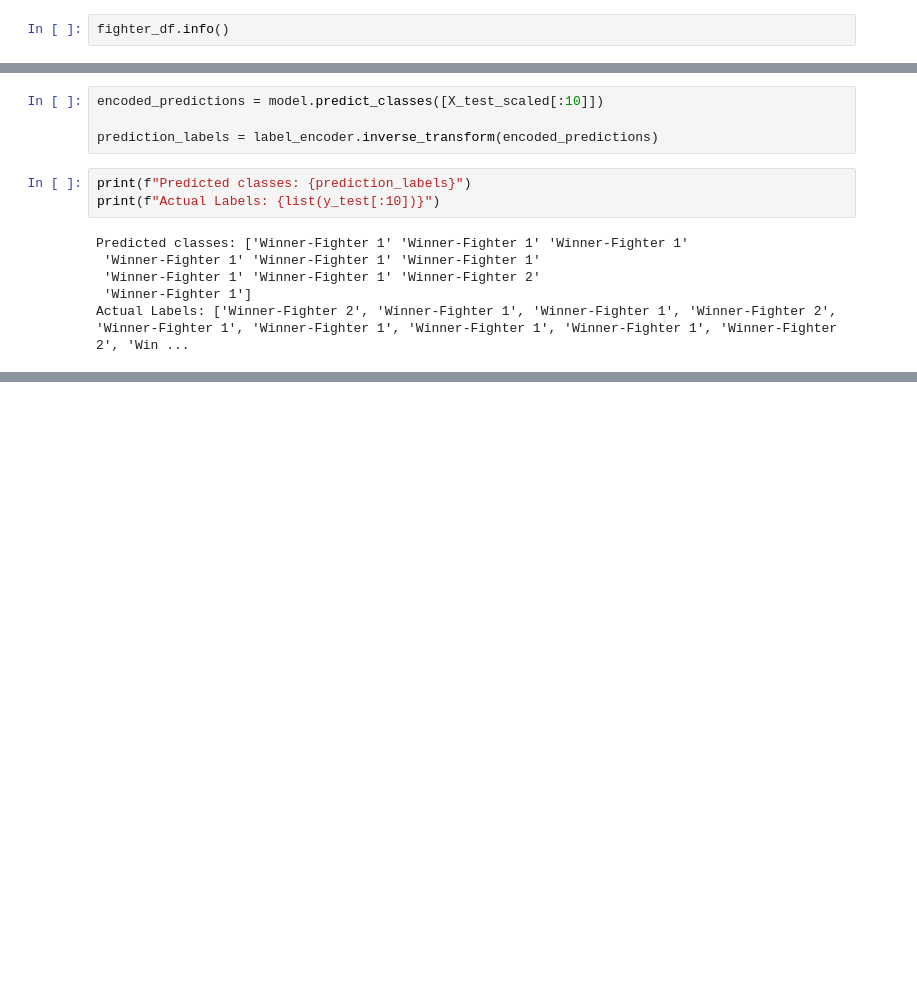
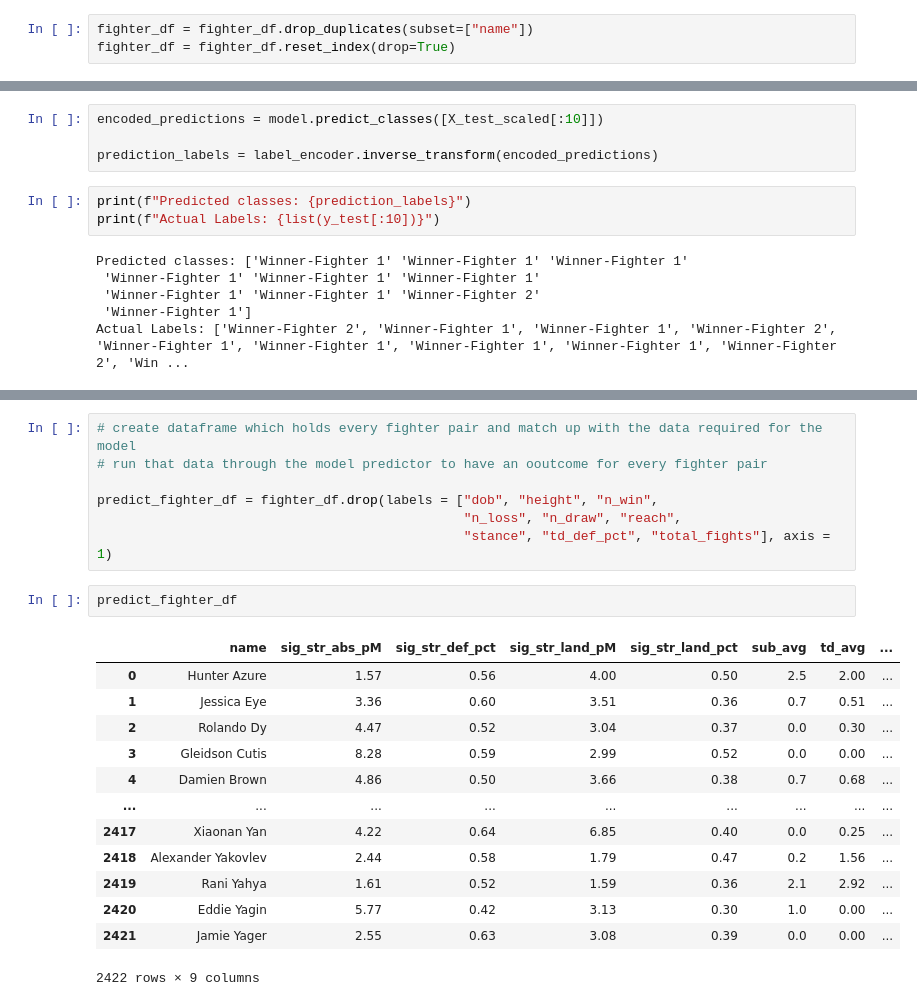
Before and after one commit to cjdance/final_project, a Jupyter notebook: data_clean_up.ipynb, the cells around one changed output, grey strips where cells are left out. Drawn from its saved outputs; the diff is of its cells as text; blank space fills up the shorter version.

```diff
--- a/data_clean_up.ipynb
+++ b/data_clean_up.ipynb
@@ -191,4 +191,5 @@ fighter_df = fighter_df.fillna(value = values)
 fighter_df = fighter_df.replace({"height": "--"}, "")
 fighter_df = fighter_df.replace({"reach": "--"}, "")
 # %%
-fighter_df.info()
+fighter_df = fighter_df.drop_duplicates(subset=["name"])
+fighter_df = fighter_df.reset_index(drop=True)
@@ -785,0 +749,23 @@ clf.score(X_test, y_test)
+# %%
+# create dataframe which holds every fighter pair and match up with the data required for the model
+# run that data through the model predictor to have an ooutcome for every fighter pair
+
+predict_fighter_df = fighter_df.drop(labels = ["dob", "height", "n_win",
+                                               "n_loss", "n_draw", "reach",
+                                               "stance", "td_def_pct", "total_fights"], axis = 1)
+# %%
+predict_fighter_df
+# %% [output]
+|  | name | sig_str_abs_pM | sig_str_def_pct | sig_str_land_pM | sig_str_land_pct | sub_avg | td_avg | ... |
+| 0 | Hunter Azure | 1.57 | 0.56 | 4.00 | 0.50 | 2.5 | 2.00 | ... |
+| 1 | Jessica Eye | 3.36 | 0.60 | 3.51 | 0.36 | 0.7 | 0.51 | ... |
+| 2 | Rolando Dy | 4.47 | 0.52 | 3.04 | 0.37 | 0.0 | 0.30 | ... |
+| 3 | Gleidson Cutis | 8.28 | 0.59 | 2.99 | 0.52 | 0.0 | 0.00 | ... |
+| 4 | Damien Brown | 4.86 | 0.50 | 3.66 | 0.38 | 0.7 | 0.68 | ... |
+| ... | ... | ... | ... | ... | ... | ... | ... | ... |
+| 2417 | Xiaonan Yan | 4.22 | 0.64 | 6.85 | 0.40 | 0.0 | 0.25 | ... |
+| 2418 | Alexander Yakovlev | 2.44 | 0.58 | 1.79 | 0.47 | 0.2 | 1.56 | ... |
+| 2419 | Rani Yahya | 1.61 | 0.52 | 1.59 | 0.36 | 2.1 | 2.92 | ... |
+| 2420 | Eddie Yagin | 5.77 | 0.42 | 3.13 | 0.30 | 1.0 | 0.00 | ... |
+| 2421 | Jamie Yager | 2.55 | 0.63 | 3.08 | 0.39 | 0.0 | 0.00 | ... |
+2422 rows × 9 columns
```
Also changed, not shown: parts of 24 cells of this notebook.
